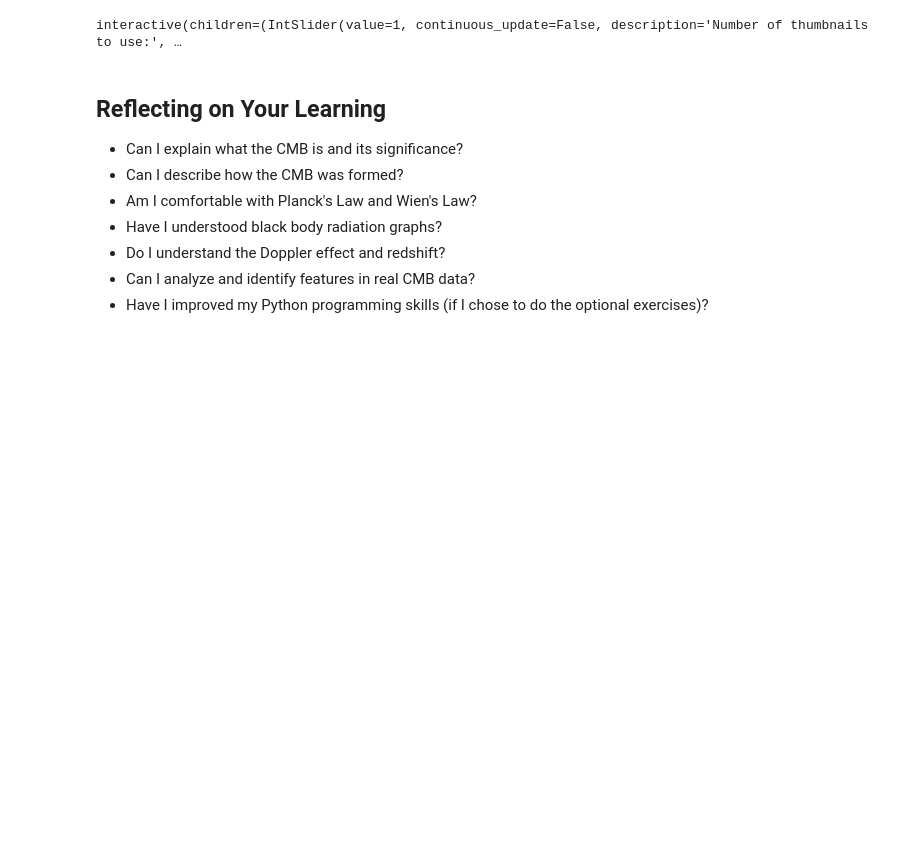
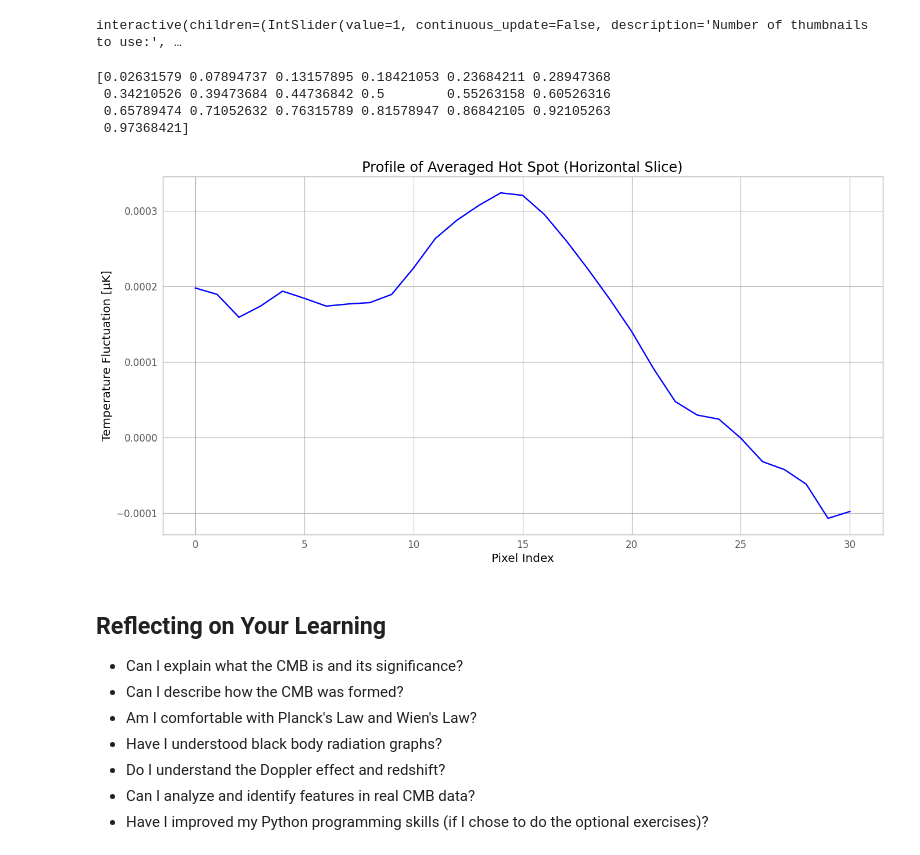
Before and after one commit to louisbranch/cmb_workshop, a Jupyter notebook: notebook_v2.ipynb, the cells around one changed output. Cells and saved outputs as stored; diff of their text form; code cells hidden in the pictures; blank space fills up the shorter version.

```diff
--- a/notebook_v2.ipynb
+++ b/notebook_v2.ipynb
@@ -432,5 +431,29 @@ widgets.cmb_thumbnails_averaging(cmb_map)
 # %% [output]
 interactive(children=(IntSlider(value=1, continuous_update=False, description='Number of thumbnails to use:', …
+# %%
+from cmb import cmb_utils
+radius, profile = cmb_utils.extract_profile(widgets.cmb_data.mean_image)
+
+print(radius)
+
+import matplotlib.pyplot as plt
+mean_img = widgets.cmb_data.mean_image
+
+center_index = mean_img.shape[0] // 2
+slice_profile = mean_img[center_index, :]
+
+# Plot the slice profile
+plt.plot(slice_profile, color='blue')
+plt.xlabel("Pixel Index")
+plt.ylabel("Temperature Fluctuation [µK]")
+plt.title("Profile of Averaged Hot Spot (Horizontal Slice)")
+plt.show()
+# %% [output]
+[0.02631579 0.07894737 0.13157895 0.18421053 0.23684211 0.28947368
+ 0.34210526 0.39473684 0.44736842 0.5        0.55263158 0.60526316
+ 0.65789474 0.71052632 0.76315789 0.81578947 0.86842105 0.92105263
+ 0.97368421]
+[figure, added]
 # %% [markdown]
 ## Reflecting on Your Learning
 
```
Also changed, not shown: parts of 7 cells of this notebook, 3 other files.
